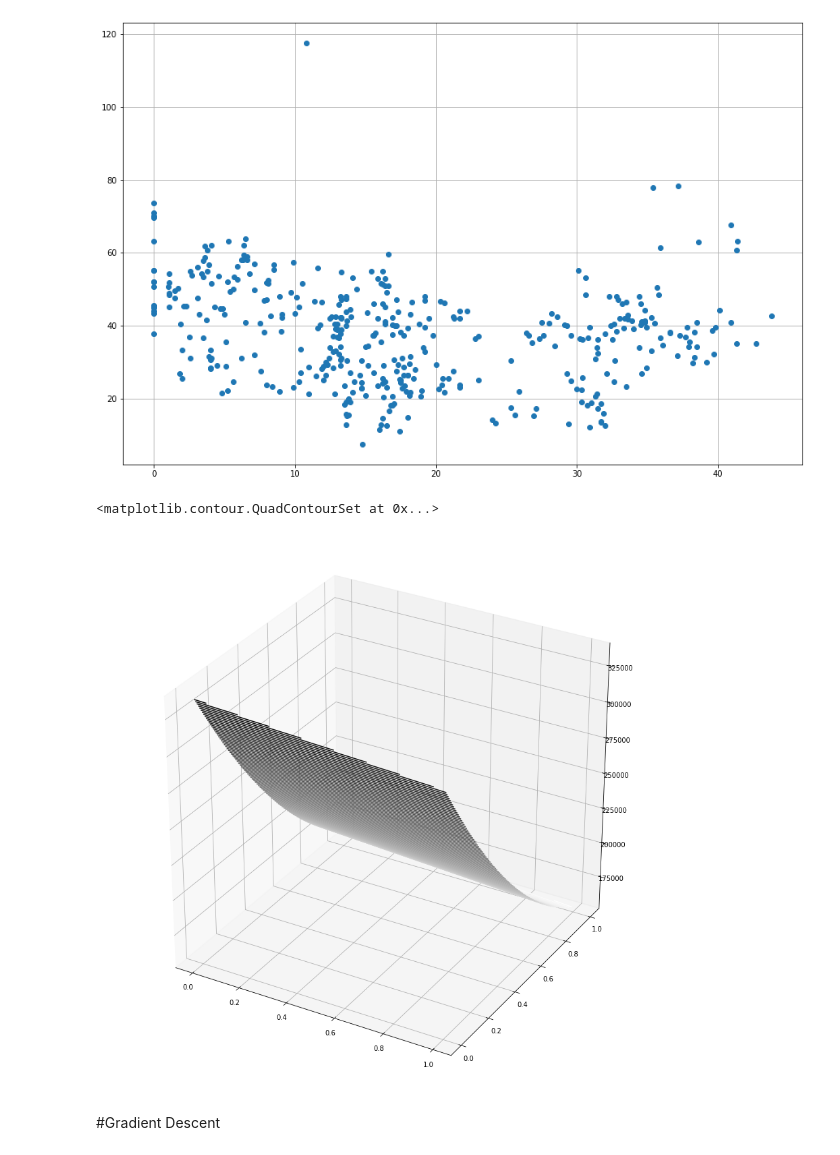
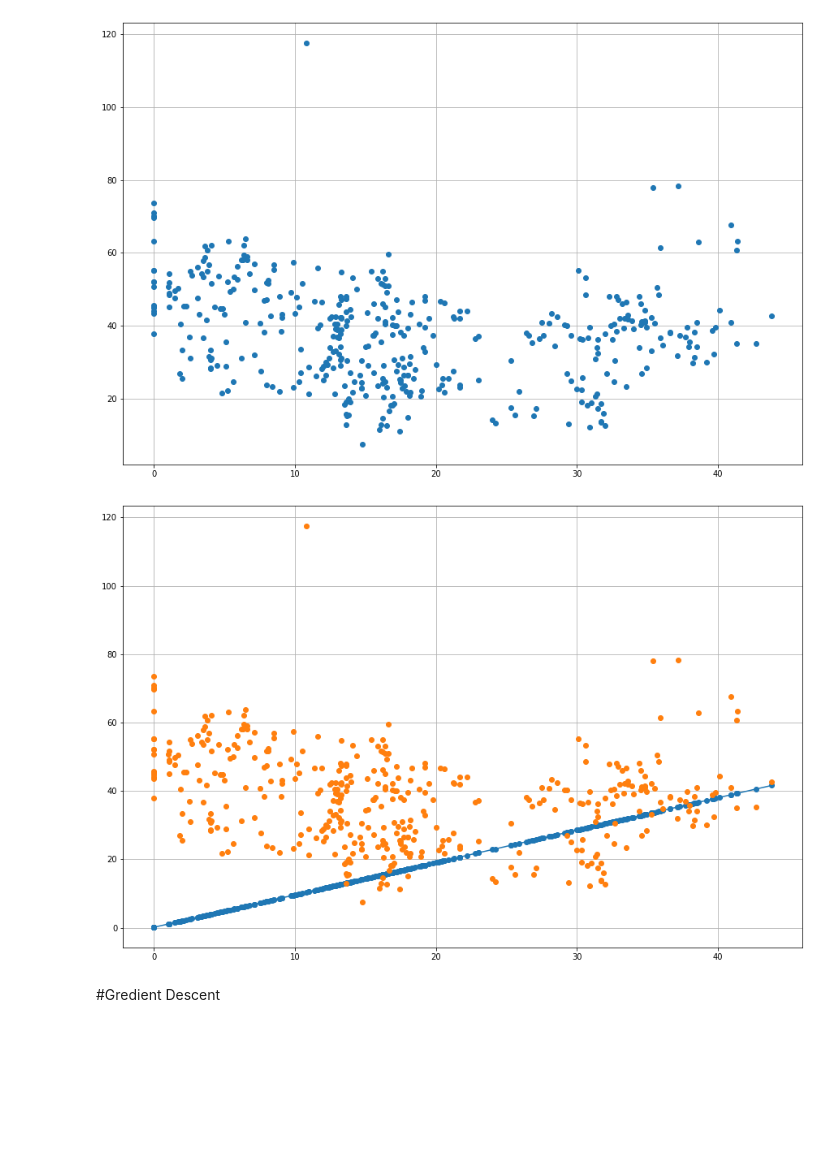
Before and after one commit to Mohammadkaviany/MachineLearning, a Jupyter notebook: Linear_Regression.ipynb, the cells around one changed output. Saved outputs shown, nothing was run; the diff lists cells and outputs as text; code cells hidden in the pictures; blank space fills up the shorter version.

```diff
--- a/Linear_Regression.ipynb
+++ b/Linear_Regression.ipynb
@@ -67,2 +29,8 @@ df.tail(30)
+# %%
+x = df["X2 house age"]
+y = df["Y house price of unit area"]
+# %%
+x = np.array(x)
+y = np.array(y)
 # %%
 plt.figure(figsize=(15, 10))
@@ -73,6 +41,8 @@ plt.show
 <function matplotlib.pyplot.show(*args, **kw)>
 [figure]
 # %%
-def line(theta0, theta1, x):
-  y = theta0 + (theta1 * x)
-  return y
+def line(theta0, theta1, X):
+
+  h = np.array ( theta0 + (theta1 * X) )
+  h = np.array(h)
+  return h
@@ -101,9 +49,12 @@ z = error(t0, t1)
-# %%
-fig = plt.figure(figsize=(15, 15))
-ax = plt.axes(projection='3d')
-ax.contour3D(theta, theta, z, 100, cmap='binary')
-# %% [output]
-<matplotlib.contour.QuadContourSet at 0x...>
-[figure, removed]
+# %%
+h = line(B0, B1, x)
+# %%
+plt.figure(figsize=(15, 10))
+plt.plot(x, h, '-o')
+plt.plot(x, y, "o")
+plt.grid()
+plt.show()
+# %% [output]
+[figure, added]
 # %% [markdown]
-#Gradient Descent
+#Gredient Descent
```
Also changed, not shown: parts of 14 cells of this notebook.
